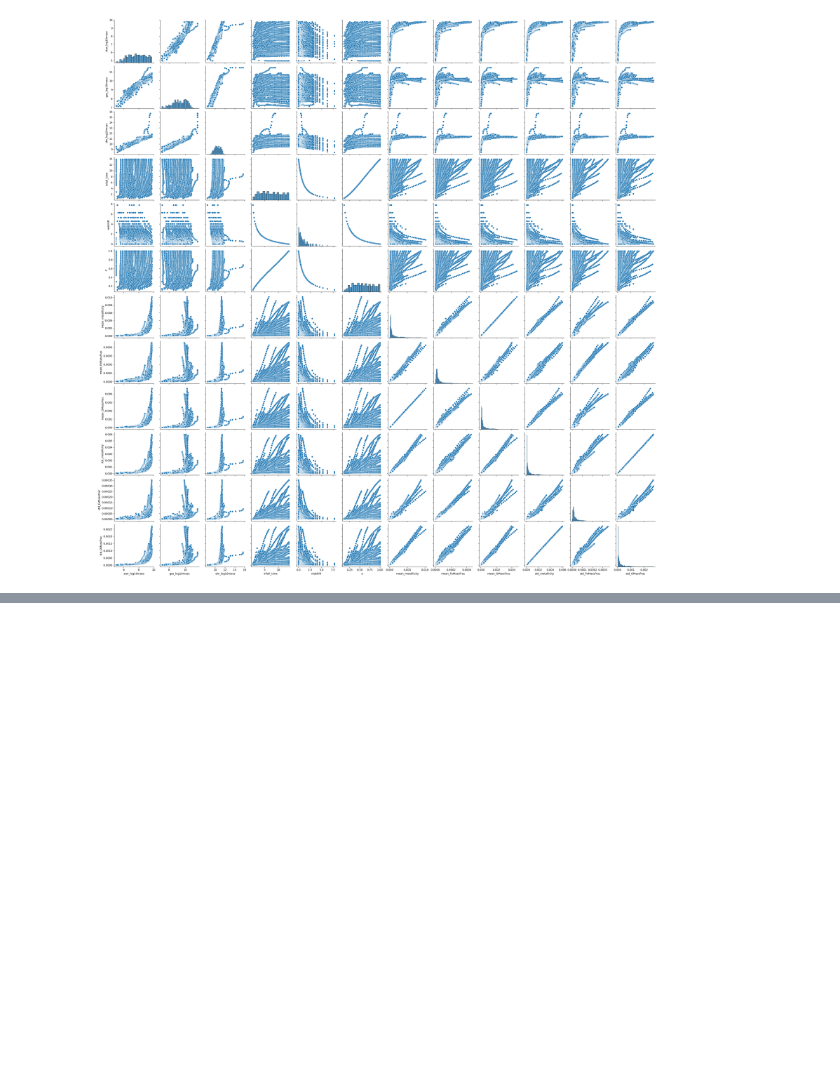
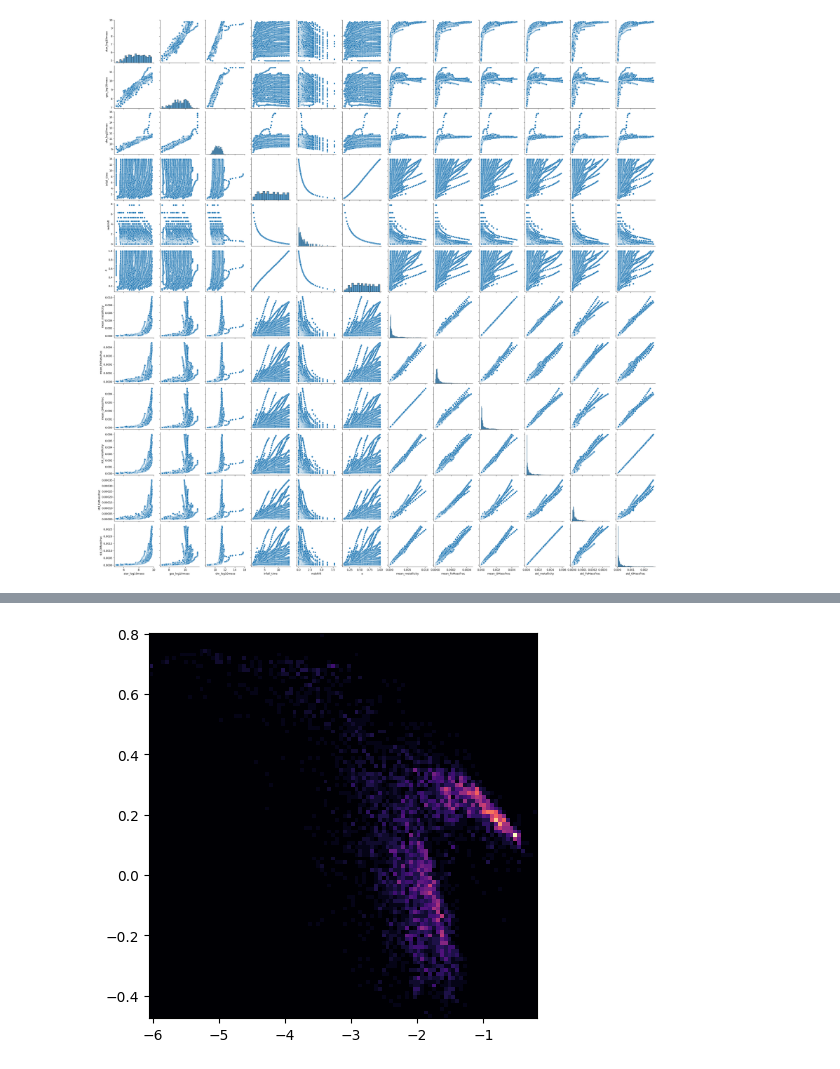
Before and after one commit to vepe99/CASBI, a Jupyter notebook: notebooks/generate_halo.ipynb, the cells around one changed output, grey strips where cells are left out. Cells and saved outputs as stored; diff of their text form; code cells hidden in the pictures; blank space fills up the shorter version.

```diff
--- a/notebooks/generate_halo.ipynb
+++ b/notebooks/generate_halo.ipynb
@@ -89,0 +126,8 @@ gen_conditions(conditions, 20)
+# %%
+fake_halo_conditions = fake_halo[conditions.columns].drop_duplicates()
+halo = gen_halo(fake_halo_conditions, Flow)
+fig = plt.figure(figsize=(5,5))
+ax = fig.add_subplot(111)
+ax.hist2d(halo['feh'], halo['ofe'], bins=100, cmap='magma');
+# %% [output]
+[figure, added]
```
Also changed, not shown: parts of 7 cells of this notebook, 2 other files.
